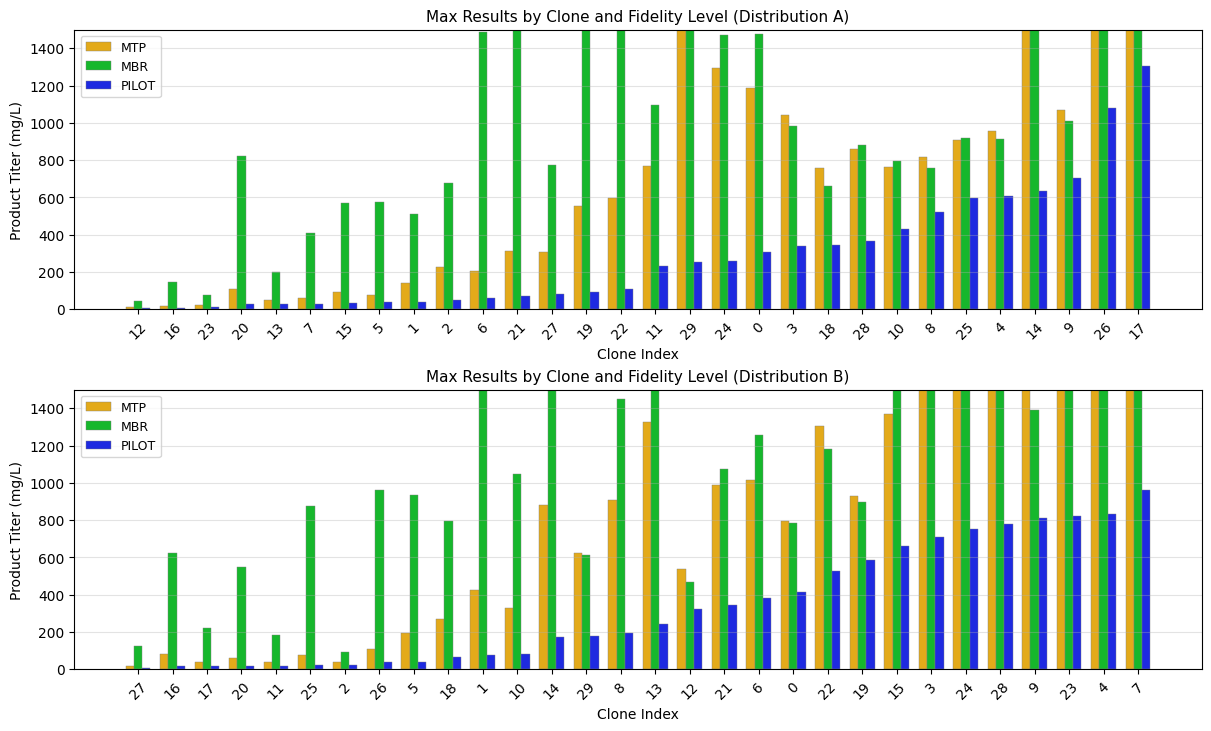
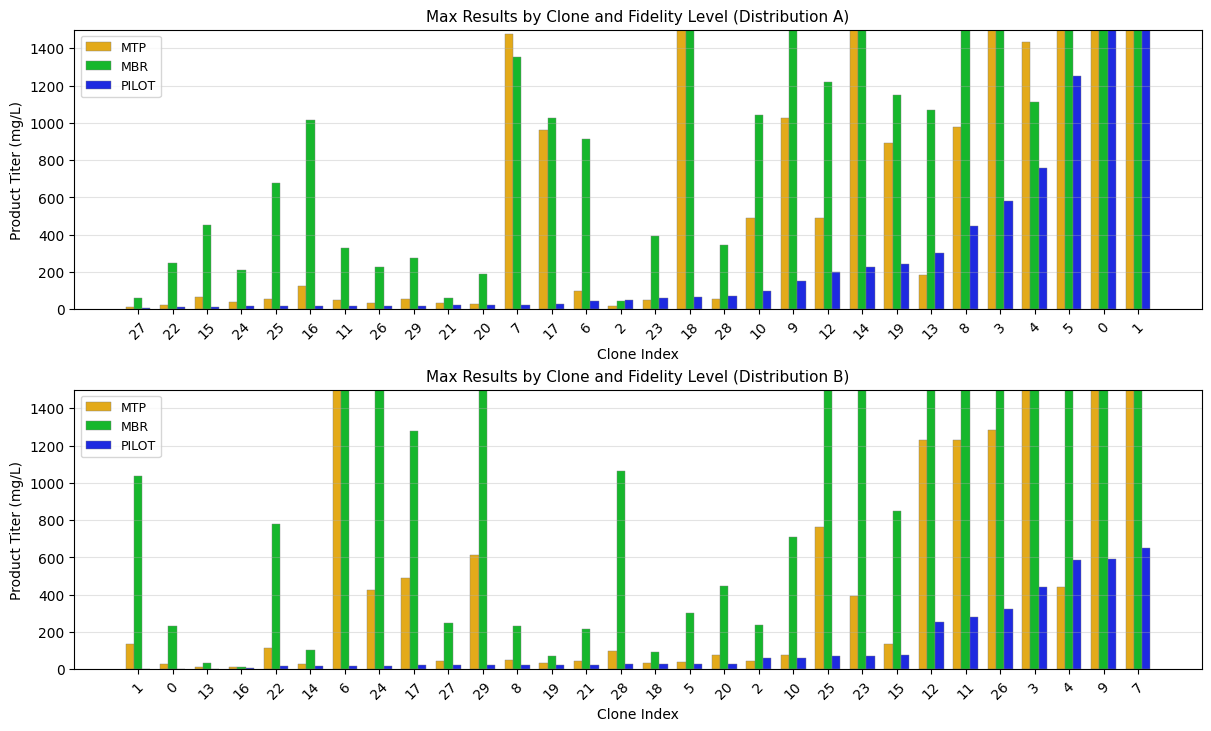
The change to this notebook cell's code, shown as a diff; its figure went from the first image to the second:
--- before
+++ after
@@ -1,16 +1,14 @@
 from collections import defaultdict
-from pathlib import Path
 
 import matplotlib.pyplot as plt
 import numpy as np
 
+import mfbo4bio.conditions_data as data
 from mfbo4bio import virtual_lab as vl
-import mfbo4bio.conditions_data as data
 from mfbo4bio.results import project_root
 from mfbo4bio.utils import sampling
 
-
 SEED = 12
-NUM_SAMPLES = 5000
+NUM_SAMPLES = 1000
 FEEDING_MAX = 50
 FIDELITY_LEVELS = [0, 7, 10]
@@ -32,5 +30,8 @@
         return len(data.process_parameters.keys())
 
-    raise AttributeError(f"No process parameter mapping found for distribution '{dist_name}'.")
+    raise AttributeError(
+        f"No process parameter mapping found for "
+        f"distribution '{dist_name}'."
+    )
 
 
@@ -64,6 +65,12 @@
     outputs = vl.conduct_experiment(inputs, clone_distribution=dist_name)
 
-    inputs_np = inputs.detach().cpu().numpy() if hasattr(inputs, "detach") else np.asarray(inputs)
-    outputs_np = outputs.detach().cpu().numpy() if hasattr(outputs, "detach") else np.asarray(outputs)
+    if hasattr(inputs, "detach"):
+        inputs_np = inputs.detach().cpu().numpy()
+    else:
+        inputs_np = np.asarray(inputs)
+    if hasattr(outputs, "detach"):
+        outputs_np = outputs.detach().cpu().numpy()
+    else:
+        outputs_np = np.asarray(outputs)
 
     return inputs_np, outputs_np
@@ -78,9 +85,15 @@
 
     all_clones = sorted({clone for (clone, _) in grouped.keys()})
-    clone_pilot_max = {clone: np.max(grouped.get((clone, 10), [0.0])) for clone in all_clones}
+    clone_pilot_max = {
+        clone: np.max(grouped.get((clone, 10), [0.0]))
+        for clone in all_clones
+    }
     sorted_clones = sorted(all_clones, key=lambda c: clone_pilot_max[c])
 
     maxima = {
-        fidelity: [np.max(grouped.get((clone, fidelity), [0.0])) for clone in sorted_clones]
+        fidelity: [
+            np.max(grouped.get((clone, fidelity), [0.0]))
+            for clone in sorted_clones
+        ]
         for fidelity in FIDELITY_LEVELS
     }
@@ -110,5 +123,9 @@
         ax.set_ylim(0, 1500)
 
-    ax.set_title(f"Max Results by Clone and Fidelity Level (Distribution {label_suffix})", fontsize=11)
+    ax.set_title(
+        f"Max Results by Clone and Fidelity Level "
+        f"(Distribution {label_suffix})",
+        fontsize=11,
+    )
     ax.set_ylabel("Product Titer (mg/L)")
     ax.set_xticks(x)
@@ -122,5 +139,7 @@
 beta_inputs, beta_outputs = _simulate_distribution("beta")
 
-alpha_sorted_clones, alpha_maxima = _max_by_clone_and_fidelity(alpha_inputs, alpha_outputs)
+alpha_sorted_clones, alpha_maxima = _max_by_clone_and_fidelity(
+    alpha_inputs, alpha_outputs
+)
 beta_sorted_clones, beta_maxima = _max_by_clone_and_fidelity(beta_inputs, beta_outputs)
 

Commit: Added clone dist creation